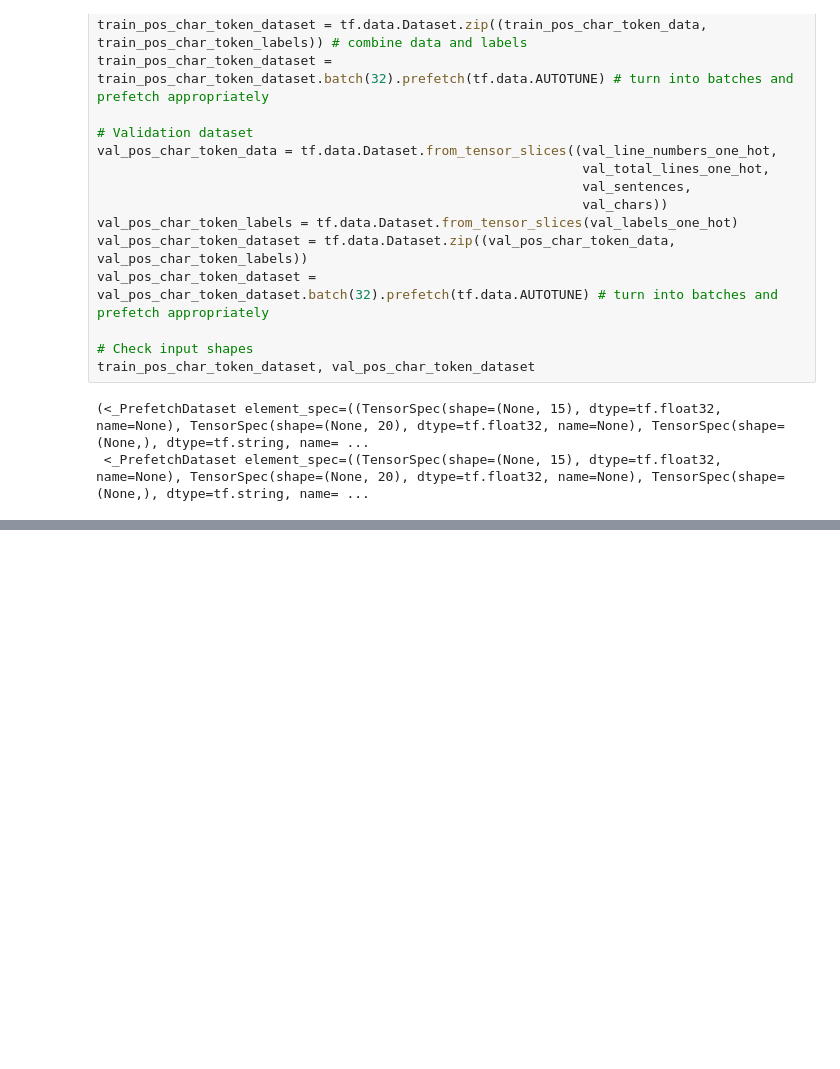
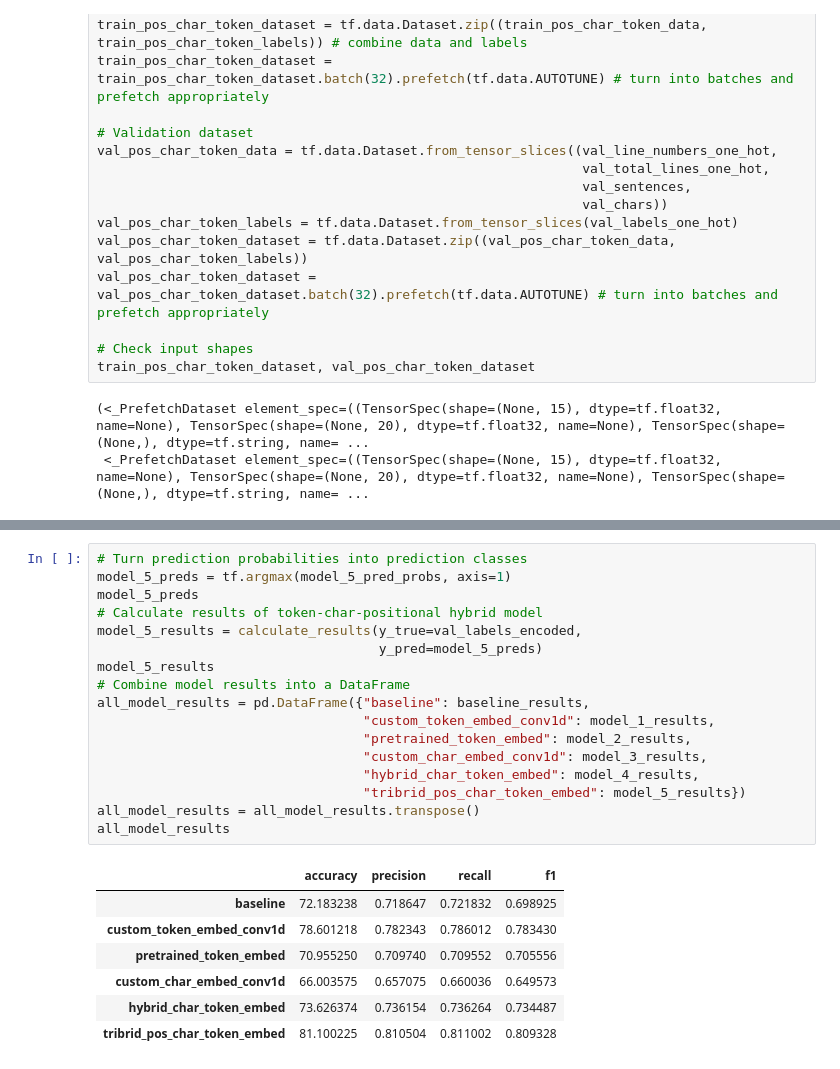
Before and after one commit to khangbkk23/MileStoneProject_SkimLit, a Jupyter notebook: pipeline.ipynb, the cells around one changed output, grey strips where cells are left out. Cells and saved outputs as stored; diff of their text form; blank space fills up the shorter version.

```diff
--- a/pipeline.ipynb
+++ b/pipeline.ipynb
@@ -1516,0 +1534,25 @@ Epoch 2/3
+# %%
+# Turn prediction probabilities into prediction classes
+model_5_preds = tf.argmax(model_5_pred_probs, axis=1)
+model_5_preds
+# Calculate results of token-char-positional hybrid model
+model_5_results = calculate_results(y_true=val_labels_encoded,
+                                    y_pred=model_5_preds)
+model_5_results
+# Combine model results into a DataFrame
+all_model_results = pd.DataFrame({"baseline": baseline_results,
+                                  "custom_token_embed_conv1d": model_1_results,
+                                  "pretrained_token_embed": model_2_results,
+                                  "custom_char_embed_conv1d": model_3_results,
+                                  "hybrid_char_token_embed": model_4_results,
+                                  "tribrid_pos_char_token_embed": model_5_results})
+all_model_results = all_model_results.transpose()
+all_model_results
+# %% [output]
+|  | accuracy | precision | recall | f1 |
+| baseline | 72.183238 | 0.718647 | 0.721832 | 0.698925 |
+| custom_token_embed_conv1d | 78.601218 | 0.782343 | 0.786012 | 0.783430 |
+| pretrained_token_embed | 70.955250 | 0.709740 | 0.709552 | 0.705556 |
+| custom_char_embed_conv1d | 66.003575 | 0.657075 | 0.660036 | 0.649573 |
+| hybrid_char_token_embed | 73.626374 | 0.736154 | 0.736264 | 0.734487 |
+| tribrid_pos_char_token_embed | 81.100225 | 0.810504 | 0.811002 | 0.809328 |
```
Also changed, not shown: parts of 4 cells of this notebook.
